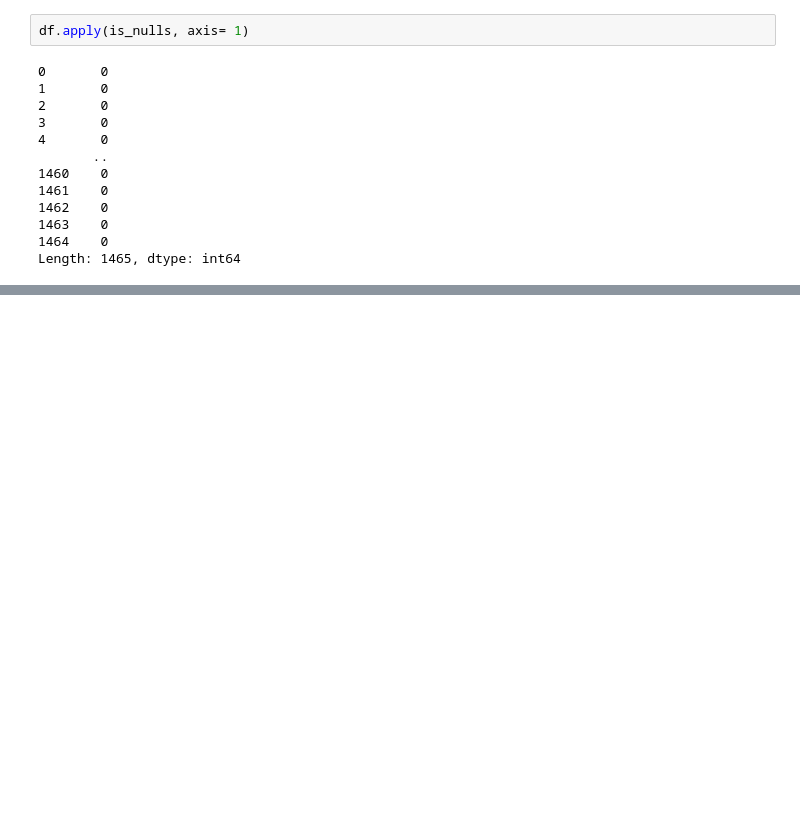
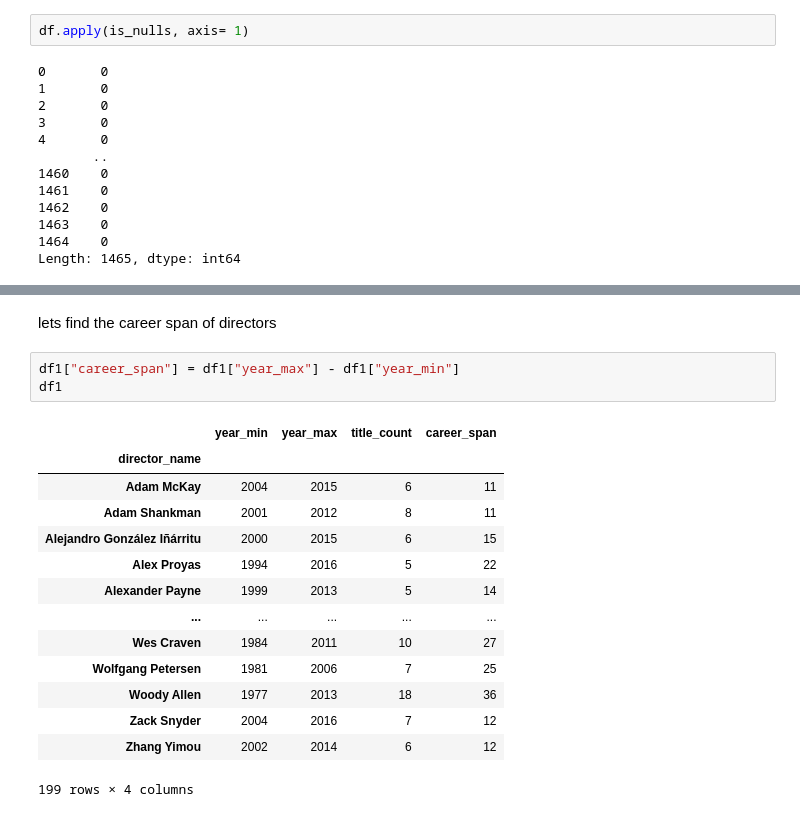
Before and after one commit to AntaraR12/IMDB_Movies-overview, a Jupyter notebook: notebook.ipynb, the cells around one changed output, grey strips where cells are left out. Saved outputs shown, nothing was run; the diff lists cells and outputs as text; blank space fills up the shorter version.

```diff
--- a/notebook.ipynb
+++ b/notebook.ipynb
@@ -410,0 +469,20 @@ Length: 1465, dtype: int64
+# %% [markdown]
+lets find the career span of directors
+# %%
+df1["career_span"] = df1["year_max"] - df1["year_min"]
+df1
+# %% [output]
+|  | year_min | year_max | title_count | career_span |
+| director_name |  |  |  |  |
+| Adam McKay | 2004 | 2015 | 6 | 11 |
+| Adam Shankman | 2001 | 2012 | 8 | 11 |
+| Alejandro González Iñárritu | 2000 | 2015 | 6 | 15 |
+| Alex Proyas | 1994 | 2016 | 5 | 22 |
+| Alexander Payne | 1999 | 2013 | 5 | 14 |
+| ... | ... | ... | ... | ... |
+| Wes Craven | 1984 | 2011 | 10 | 27 |
+| Wolfgang Petersen | 1981 | 2006 | 7 | 25 |
+| Woody Allen | 1977 | 2013 | 18 | 36 |
+| Zack Snyder | 2004 | 2016 | 7 | 12 |
+| Zhang Yimou | 2002 | 2014 | 6 | 12 |
+199 rows × 4 columns
```
Also changed, not shown: parts of 19 cells of this notebook.
